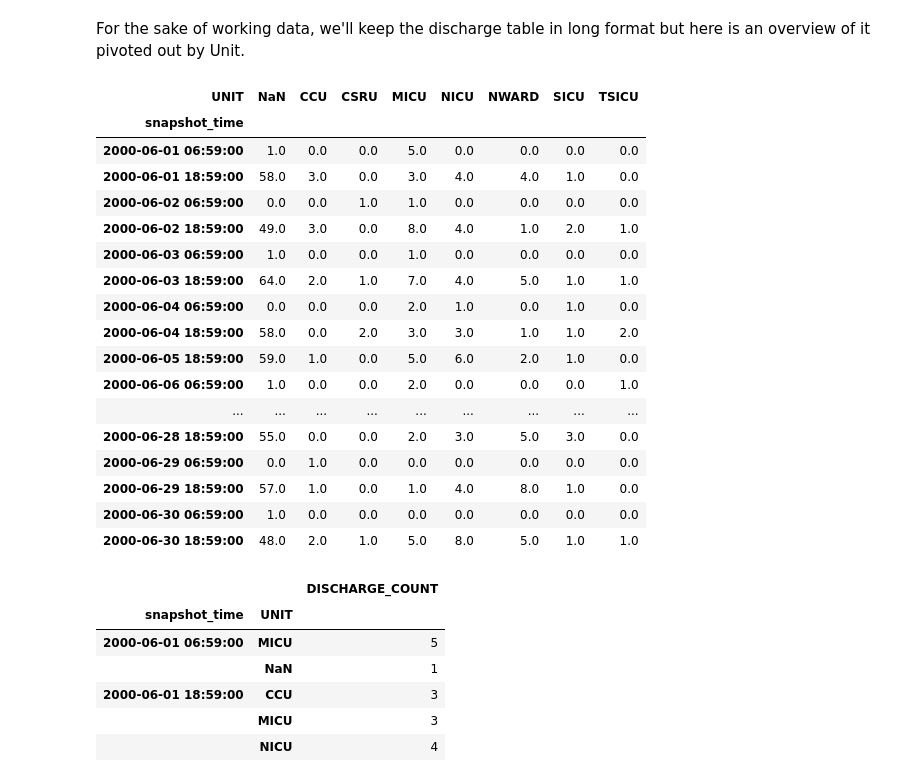
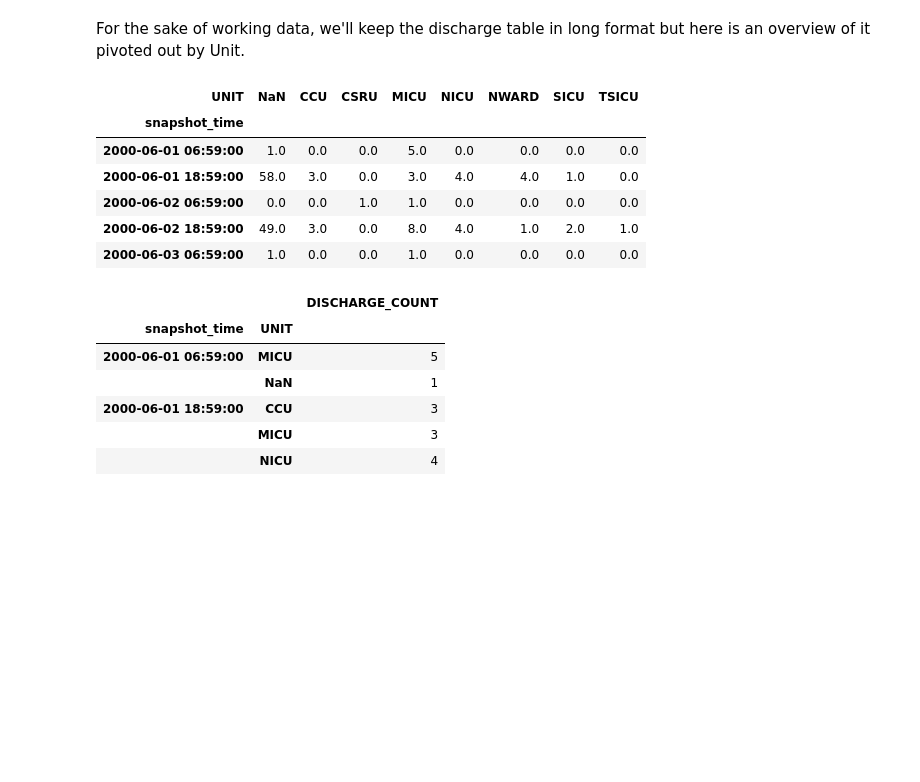
Before and after one commit to arfenarf/wi-coding-challenge, a Jupyter notebook: retrospective_analysis.ipynb, the cells around one changed output. Cells and saved outputs as stored; diff of their text form; code cells hidden in the pictures; blank space fills up the shorter version.

```diff
--- a/retrospective_analysis.ipynb
+++ b/retrospective_analysis.ipynb
@@ -98,26 +102,15 @@ care_df.head()
 # %% [markdown]
 For the sake of working data, we'll keep the discharge table in long format but here is an overview of it pivoted out by Unit.
 # %%
-discharge_df.reset_index().pivot(index ='snapshot_time', columns='UNIT', values = 'DISCHARGE_COUNT').fillna(0)
+discharge_df.reset_index().pivot(index ='snapshot_time', columns='UNIT', values = 'DISCHARGE_COUNT').fillna(0).head()
 # %% [output]
 | UNIT | NaN | CCU | CSRU | MICU | NICU | NWARD | SICU | TSICU |
 | snapshot_time |  |  |  |  |  |  |  |  |
 | 2000-06-01 06:59:00 | 1.0 | 0.0 | 0.0 | 5.0 | 0.0 | 0.0 | 0.0 | 0.0 |
 | 2000-06-01 18:59:00 | 58.0 | 3.0 | 0.0 | 3.0 | 4.0 | 4.0 | 1.0 | 0.0 |
 | 2000-06-02 06:59:00 | 0.0 | 0.0 | 1.0 | 1.0 | 0.0 | 0.0 | 0.0 | 0.0 |
 | 2000-06-02 18:59:00 | 49.0 | 3.0 | 0.0 | 8.0 | 4.0 | 1.0 | 2.0 | 1.0 |
 | 2000-06-03 06:59:00 | 1.0 | 0.0 | 0.0 | 1.0 | 0.0 | 0.0 | 0.0 | 0.0 |
-| 2000-06-03 18:59:00 | 64.0 | 2.0 | 1.0 | 7.0 | 4.0 | 5.0 | 1.0 | 1.0 |
-| 2000-06-04 06:59:00 | 0.0 | 0.0 | 0.0 | 2.0 | 1.0 | 0.0 | 1.0 | 0.0 |
-| 2000-06-04 18:59:00 | 58.0 | 0.0 | 2.0 | 3.0 | 3.0 | 1.0 | 1.0 | 2.0 |
-| 2000-06-05 18:59:00 | 59.0 | 1.0 | 0.0 | 5.0 | 6.0 | 2.0 | 1.0 | 0.0 |
-| 2000-06-06 06:59:00 | 1.0 | 0.0 | 0.0 | 2.0 | 0.0 | 0.0 | 0.0 | 1.0 |
-| ... | ... | ... | ... | ... | ... | ... | ... | ... |
-| 2000-06-28 18:59:00 | 55.0 | 0.0 | 0.0 | 2.0 | 3.0 | 5.0 | 3.0 | 0.0 |
-| 2000-06-29 06:59:00 | 0.0 | 1.0 | 0.0 | 0.0 | 0.0 | 0.0 | 0.0 | 0.0 |
-| 2000-06-29 18:59:00 | 57.0 | 1.0 | 0.0 | 1.0 | 4.0 | 8.0 | 1.0 | 0.0 |
-| 2000-06-30 06:59:00 | 1.0 | 0.0 | 0.0 | 0.0 | 0.0 | 0.0 | 0.0 | 0.0 |
-| 2000-06-30 18:59:00 | 48.0 | 2.0 | 1.0 | 5.0 | 8.0 | 5.0 | 1.0 | 1.0 |
 # %%
 discharge_df.head()
 # %% [output]
```
Also changed, not shown: parts of 14 cells of this notebook, 2 other files.
